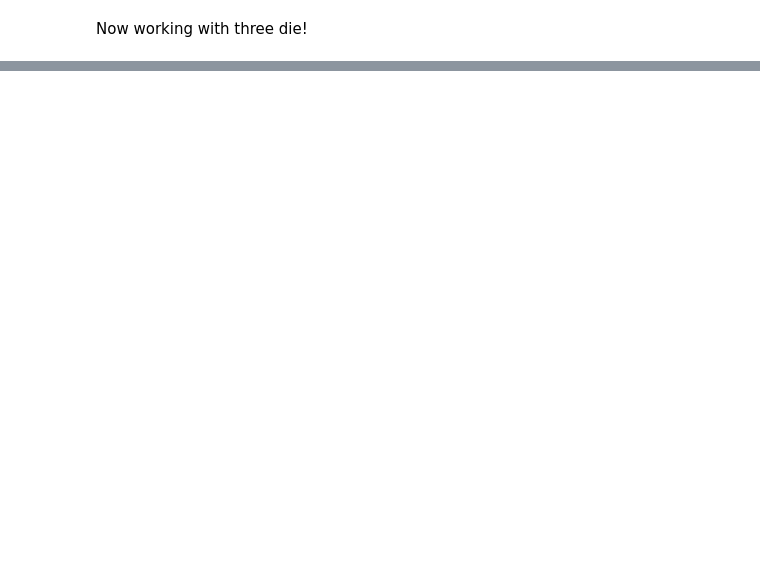
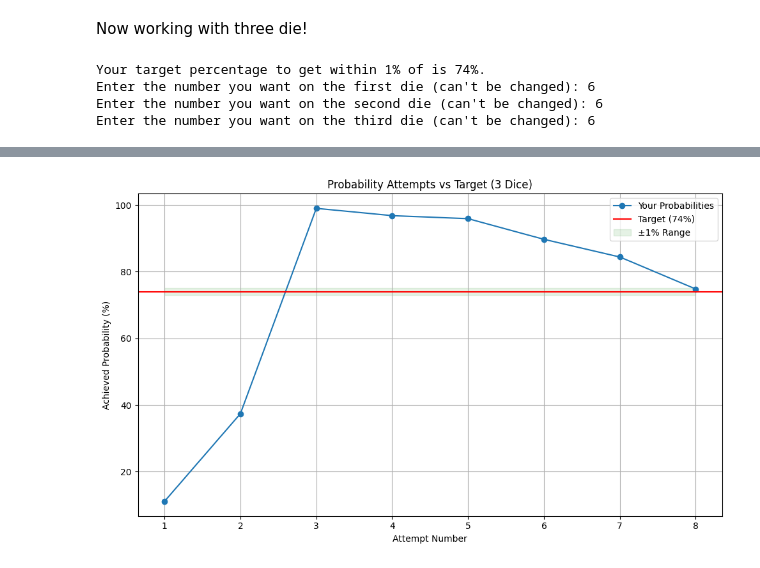
Before and after one commit to byrneap23/FinalProject, a Jupyter notebook: Final_Project.ipynb, the cells around one changed output, grey strips where cells are left out. Saved outputs shown, nothing was run; the diff lists cells and outputs as text; code cells hidden in the pictures; blank space fills up the shorter version.

```diff
--- a/Final_Project.ipynb
+++ b/Final_Project.ipynb
@@ -231,2 +231,77 @@ Congrats! Your probability of 80.00% is within 3% of the target (83%)!
 # %% [markdown]
 Now working with three die!
+# %%
+# The user is given the probability to achieve within 1%
+int_target = random.randint(2, 100)
+print(f"Your target percentage to get within 1% of is {int_target}%.")
+target = int_target
+
+# User sets fixed target dice values (cannot change later)
+d1_value = int(input("Enter the number you want on the first die (can't be changed): "))
+d2_value = int(input("Enter the number you want on the second die (can't be changed): "))
+d3_value = int(input("Enter the number you want on the third die (can't be changed): "))
+
+# Fixed number of Monte Carlo trials
+numTrials = 1000
+# %% [output]
+Your target percentage to get within 1% of is 74%.
+Enter the number you want on the first die (can't be changed): 6
+Enter the number you want on the second die (can't be changed): 6
+Enter the number you want on the third die (can't be changed): 6
+# %%
+# Die rolling function
+def rollDie(sides):
+    return random.randint(1, sides)
+
+# Monte Carlo Simulation for 3 dice
+def MonteProb(rolls, d1_value, d2_value, d3_value, sides):
+    numwins = 0.0
+
+    for i in range(numTrials):
+        for j in range(rolls):
+            d1 = rollDie(sides)
+            d2 = rollDie(sides)
+            d3 = rollDie(sides)
+            if d1 == d1_value and d2 == d2_value and d3 == d3_value:
+                numwins += 1
+                break
+
+    prob = (numwins / numTrials) * 100
+    return prob
+
+# Track attempts and history
+attempt = 1
+prob_history = []
+
+# Main game loop
+while True:
+    print(f"\nAttempt #{attempt}")
+    sides = int(input("Enter the number of sides on the die: "))
+    rolls = int(input("Enter the total number of rolls you want to happen: "))
+
+    prob = MonteProb(rolls, d1_value, d2_value, d3_value, sides)
+    prob_history.append(prob)
+
+    print(f"The probability you achieved with your inputs was: {prob:.2f}%.")
+
+    if abs(prob - target) <= 1:
+        print(f"Congrats! Your probability of {prob:.2f}% is within 1% of the target ({target}%)!")
+        break
+    else:
+        print(f"Your probability of {prob:.2f}% is not within 1% of the target ({target}%). Trying again")
+        attempt += 1
+
+# Plotting after success
+plt.figure(figsize=(10, 6))
+plt.plot(range(1, attempt + 1), prob_history, marker='o', label="Your Probabilities")
+plt.axhline(y=target, linestyle='-', color='red', label=f"Target ({target}%)")
+plt.fill_between(range(1, attempt + 1), target - 1, target + 1, color='green', alpha=0.1, label="±1% Range")
+
+plt.title("Probability Attempts vs Target (3 Dice)")
+plt.xlabel("Attempt Number")
+plt.ylabel("Achieved Probability (%)")
+plt.legend()
+plt.grid(True)
+plt.tight_layout()
+plt.show()
+# %% [output]
@@ -232,0 +325 @@ Now working with three die!
+[figure, added]
```
Also changed, not shown: parts of 2 cells of this notebook.
